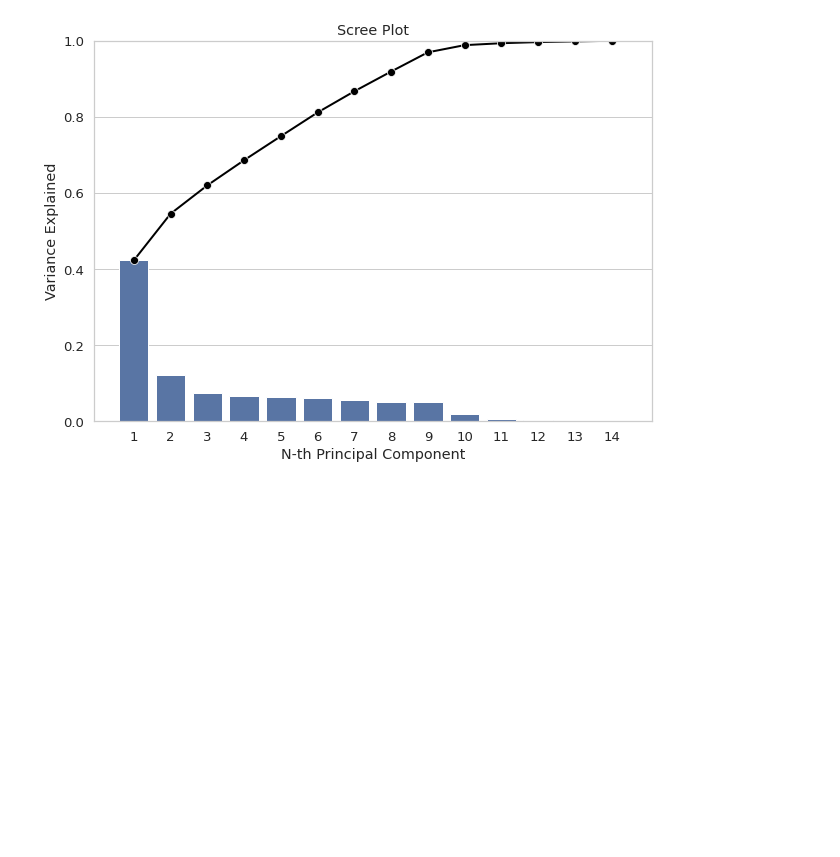
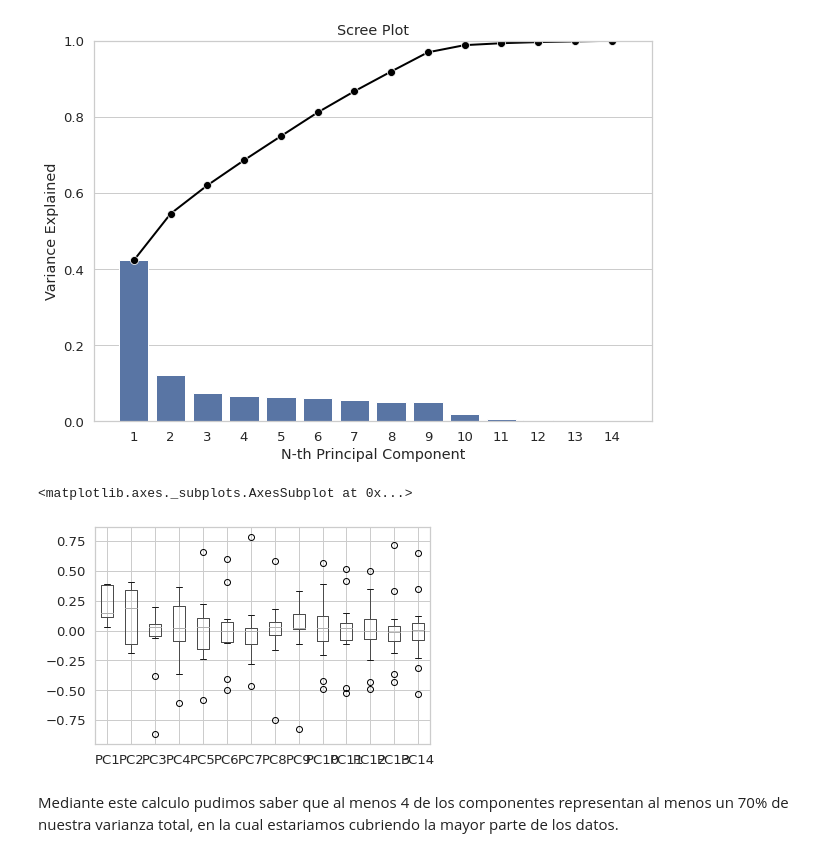
Before and after one commit to PosgradoMNA/actividades-de-aprendizaje-aleislasb, a Jupyter notebook: Visualizacion.ipynb, the cells around one changed output. Cells and saved outputs as stored; diff of their text form; code cells hidden in the pictures; blank space fills up the shorter version.

```diff
--- a/Visualizacion.ipynb
+++ b/Visualizacion.ipynb
@@ -311,3 +317,12 @@ plt.ylim(0, 1)
 plt.show()
 # %% [output]
 [figure]
+# %%
+#In this boxplot we can see that the distribution that covers more ranges of data and also is more stable are the first fourth variables, on which the boxplot can show a more representable performance.
+#With a boxplot we can also examine behavior and the variance that our data currently has.
+pd.DataFrame.boxplot(pcsComponents_df)
+# %% [output]
+<matplotlib.axes._subplots.AxesSubplot at 0x...>
+[figure, added]
+# %% [markdown]
+Mediante este calculo pudimos saber que al menos 4 de los componentes representan al menos un 70% de nuestra varianza total, en la cual estariamos cubriendo la mayor parte de los datos.
```
Also changed, not shown: parts of 5 cells of this notebook.
